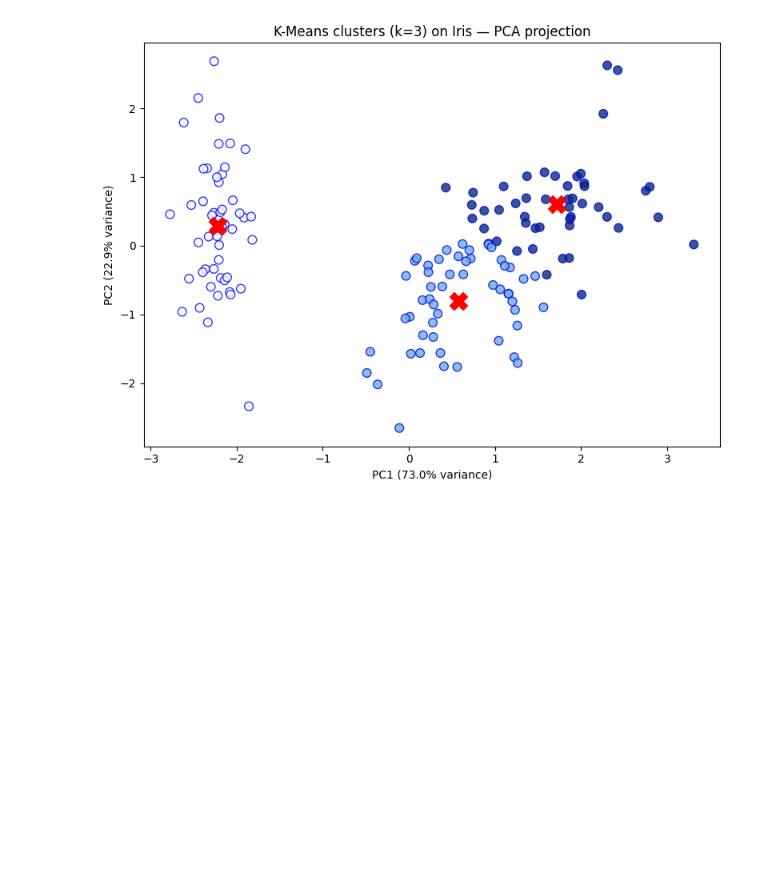
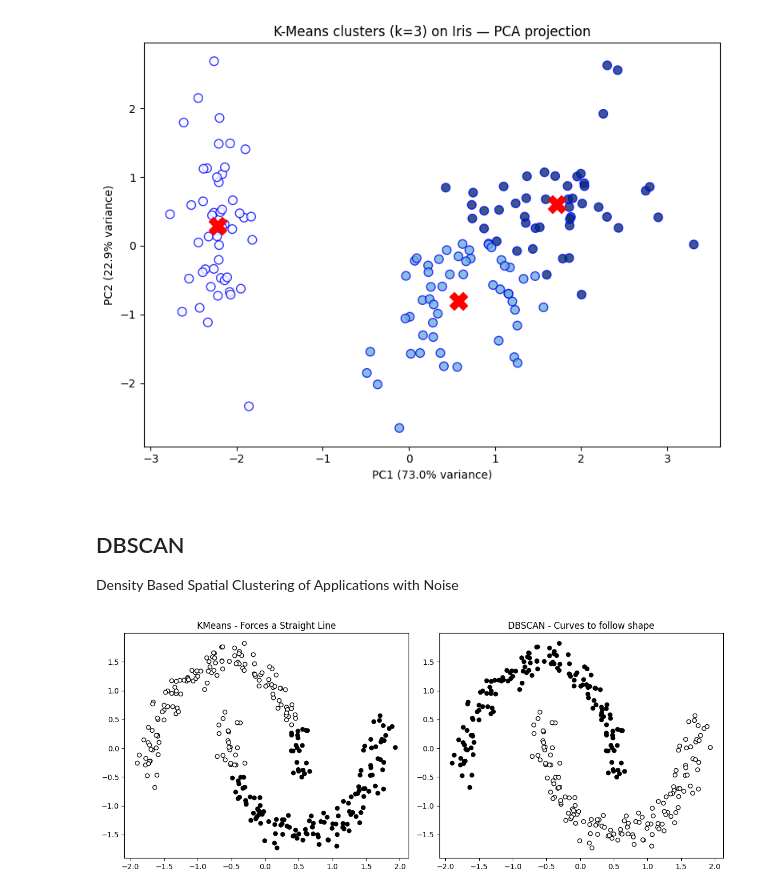
Before and after one commit to Lampard7crypt/Data-Science-Python, a Jupyter notebook: Phase 3/clustering.ipynb, the cells around one changed output. Drawn from its saved outputs; the diff is of its cells as text; code cells hidden in the pictures; blank space fills up the shorter version.

Commit message:
feat: DBSCAN, Agglomerative Clustering.

```diff
--- a/Phase 3/clustering.ipynb
+++ b/Phase 3/clustering.ipynb
@@ -106,3 +111,24 @@ plt.tight_layout()
 plt.show()
 # %% [output]
 [figure]
+# %% [markdown]
+## DBSCAN
+Density Based Spatial Clustering of Applications with Noise
+# %%
+X_moons, y_moons_true = make_moons(n_samples=300, noise=0.07, random_state=42) # The data
+X_moons = StandardScaler().fit_transform(X_moons) # Always Scale the data.
+
+# KMeans vs DBSCAN visualized.
+fig, ax = plt.subplots(1, 2, figsize=(12, 5))
+kmeans_labels = KMeans(n_clusters=2, n_init=10, random_state=42).fit_predict(X_moons)
+ax[0].scatter(X_moons[:, 0], X_moons[:, 1], c=kmeans_labels, edgecolor='k', cmap='Greys', s=30)
+ax[0].set_title("KMeans - Forces a Straight Line")
+
+dbscan_labels = DBSCAN(eps=0.3, min_samples=5).fit_predict(X_moons)
+ax[1].scatter(X_moons[:, 0], X_moons[:, 1], c=dbscan_labels, edgecolor='k', cmap='Greys', s=30)
+ax[1].set_title("DBSCAN - Curves to follow shape")
+
+plt.tight_layout()
+plt.show()
+# %% [output]
+[figure, added]
```
Also changed, not shown: parts of 12 cells of this notebook.
